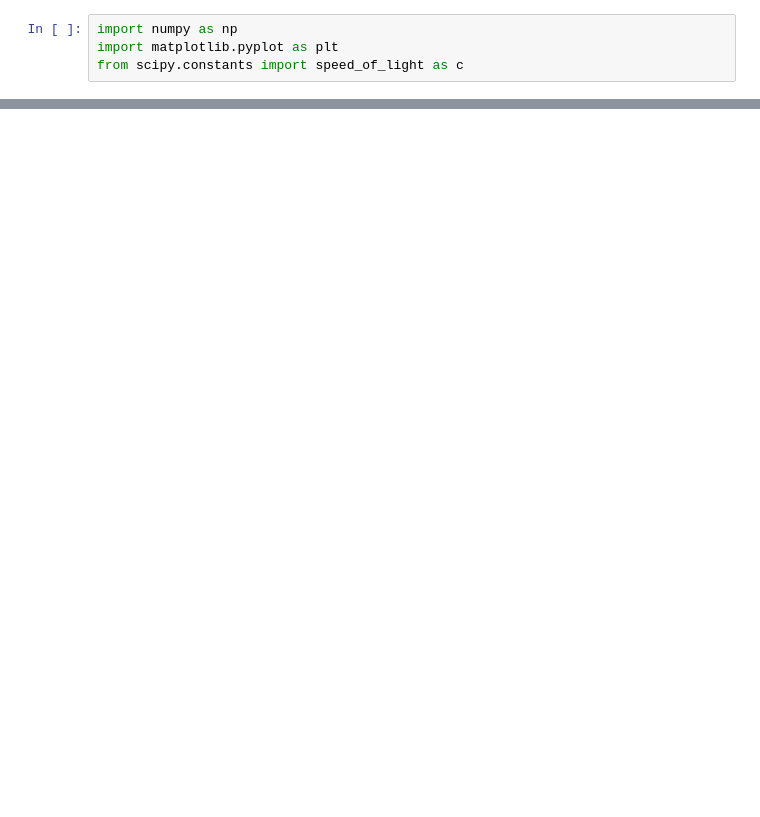
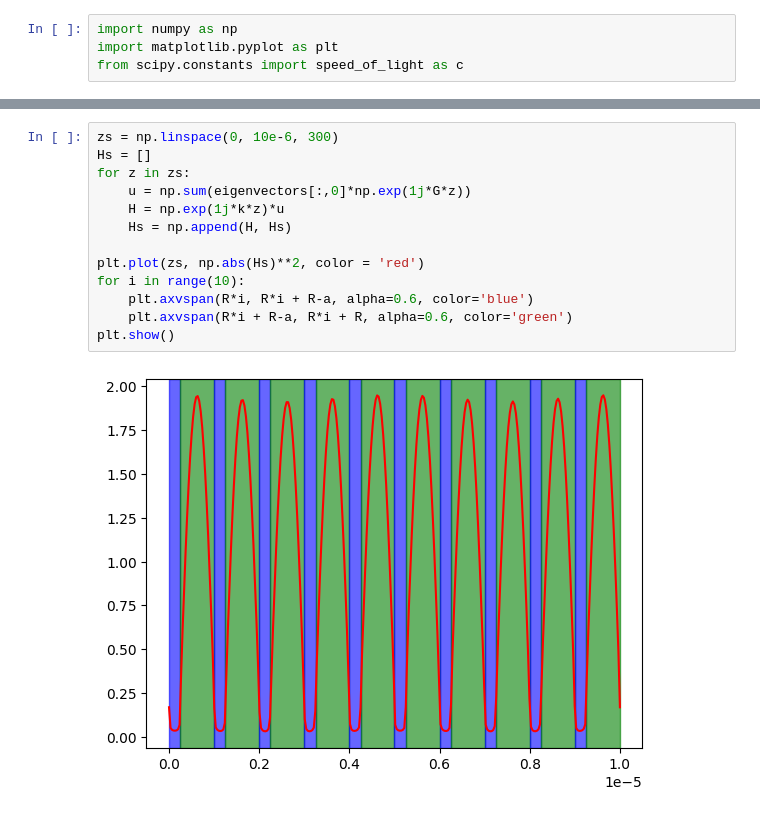
Before and after one commit to davidepitti99/Photonics, a Jupyter notebook: photonic_bandstructure.ipynb, the cells around one changed output, grey strips where cells are left out. Saved outputs shown, nothing was run; the diff lists cells and outputs as text; blank space fills up the shorter version.

```diff
--- a/photonic_bandstructure.ipynb
+++ b/photonic_bandstructure.ipynb
@@ -36,0 +42,15 @@ plt.show()
+# %%
+zs = np.linspace(0, 10e-6, 300)
+Hs = []
+for z in zs:
+    u = np.sum(eigenvectors[:,0]*np.exp(1j*G*z))
+    H = np.exp(1j*k*z)*u
+    Hs = np.append(H, Hs)
+
+plt.plot(zs, np.abs(Hs)**2, color = 'red')
+for i in range(10):
+    plt.axvspan(R*i, R*i + R-a, alpha=0.6, color='blue')
+    plt.axvspan(R*i + R-a, R*i + R, alpha=0.6, color='green')
+plt.show()
+# %% [output]
+[figure, added]
```
Also changed, not shown: parts of 1 cell of this notebook.
